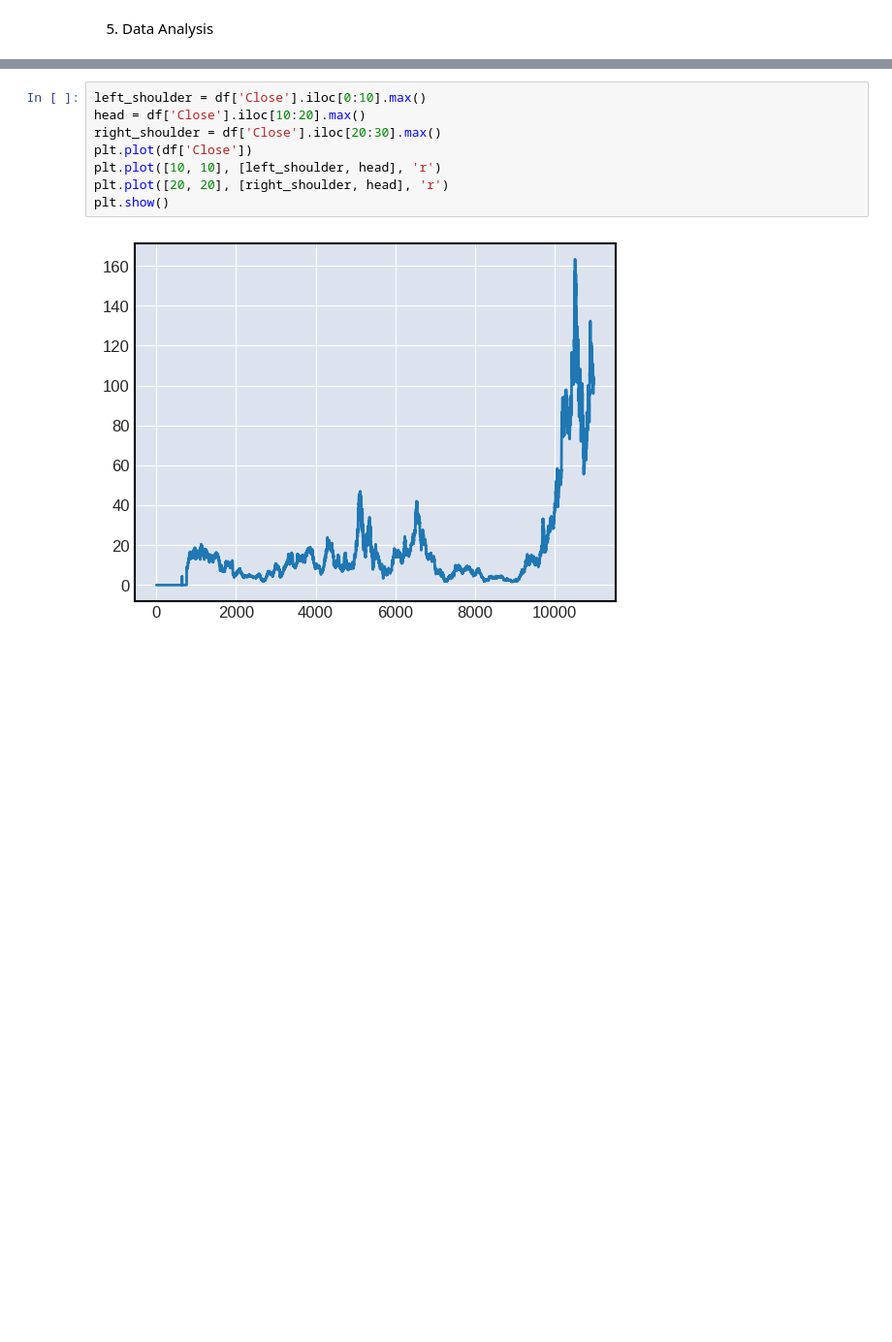
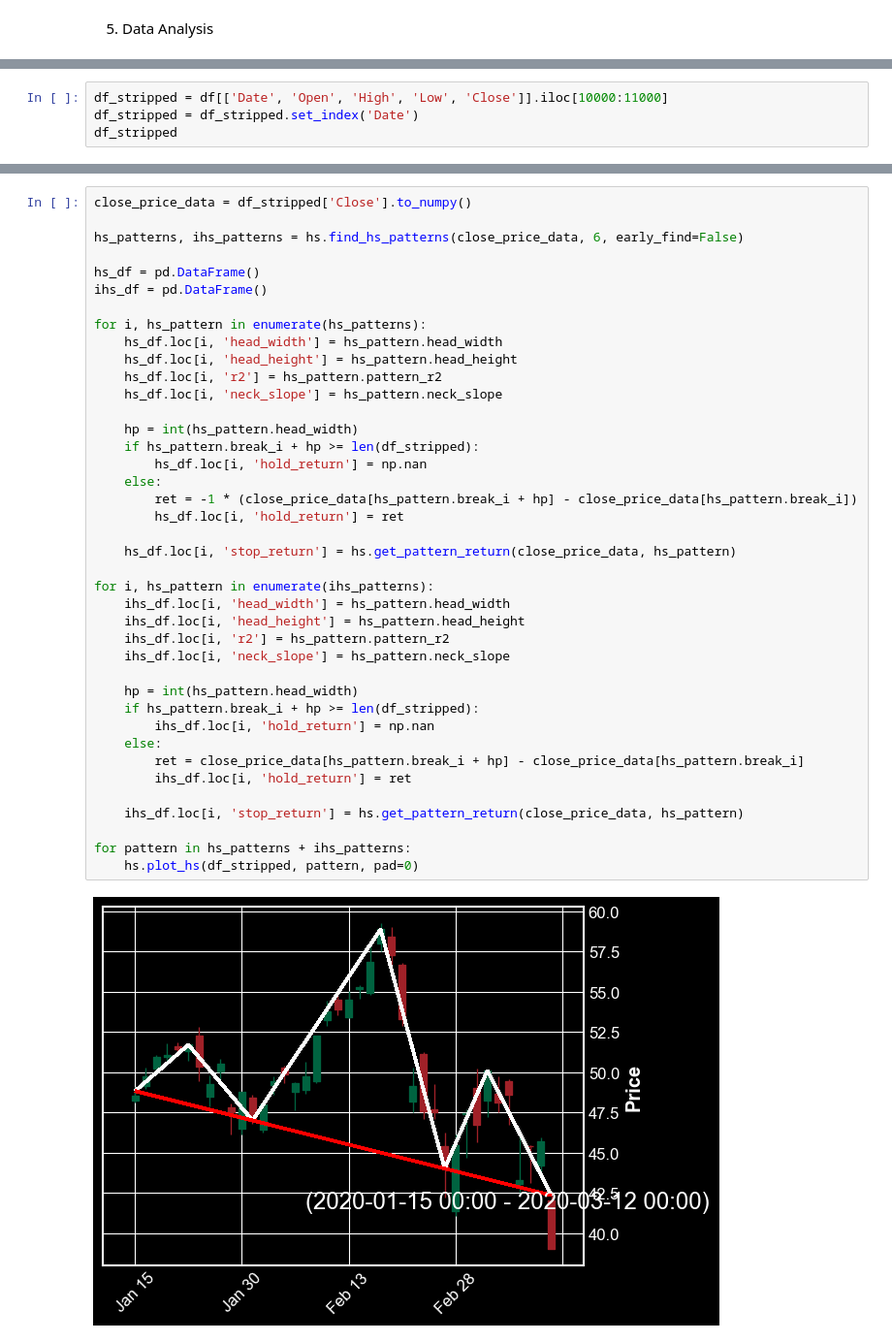
Before and after one commit to volodymyrkir/exploratory_data_analysis, a Jupyter notebook: tasks/task_1.ipynb, the cells around one changed output, grey strips where cells are left out. Shown at 97% size. Cells and saved outputs as stored; diff of their text form; blank space fills up the shorter version.

Commit message:
Added trading data pattern recognition (head and shoulders, flag)

```diff
--- a/tasks/task_1.ipynb
+++ b/tasks/task_1.ipynb
@@ -204,0 +208,4 @@ print(df)
+# %%
+df_stripped = df[['Date', 'Open', 'High', 'Low', 'Close']].iloc[10000:11000]
+df_stripped = df_stripped.set_index('Date')
+df_stripped
@@ -205,10 +227,42 @@ print(df)
 # %%
-left_shoulder = df['Close'].iloc[0:10].max()
-head = df['Close'].iloc[10:20].max()
-right_shoulder = df['Close'].iloc[20:30].max()
-plt.plot(df['Close'])
-plt.plot([10, 10], [left_shoulder, head], 'r')
-plt.plot([20, 20], [right_shoulder, head], 'r')
-plt.show()
+close_price_data = df_stripped['Close'].to_numpy()
+
+hs_patterns, ihs_patterns = hs.find_hs_patterns(close_price_data, 6, early_find=False)
+
+hs_df = pd.DataFrame()
+ihs_df = pd.DataFrame()
+
+for i, hs_pattern in enumerate(hs_patterns):
+    hs_df.loc[i, 'head_width'] = hs_pattern.head_width
+    hs_df.loc[i, 'head_height'] = hs_pattern.head_height
+    hs_df.loc[i, 'r2'] = hs_pattern.pattern_r2
+    hs_df.loc[i, 'neck_slope'] = hs_pattern.neck_slope
+
+    hp = int(hs_pattern.head_width)
+    if hs_pattern.break_i + hp >= len(df_stripped):
+        hs_df.loc[i, 'hold_return'] = np.nan
+    else:
+        ret = -1 * (close_price_data[hs_pattern.break_i + hp] - close_price_data[hs_pattern.break_i])
+        hs_df.loc[i, 'hold_return'] = ret
+
+    hs_df.loc[i, 'stop_return'] = hs.get_pattern_return(close_price_data, hs_pattern)
+
+for i, hs_pattern in enumerate(ihs_patterns):
+    ihs_df.loc[i, 'head_width'] = hs_pattern.head_width
+    ihs_df.loc[i, 'head_height'] = hs_pattern.head_height
+    ihs_df.loc[i, 'r2'] = hs_pattern.pattern_r2
+    ihs_df.loc[i, 'neck_slope'] = hs_pattern.neck_slope
+
+    hp = int(hs_pattern.head_width)
+    if hs_pattern.break_i + hp >= len(df_stripped):
+        ihs_df.loc[i, 'hold_return'] = np.nan
+    else:
+        ret = close_price_data[hs_pattern.break_i + hp] - close_price_data[hs_pattern.break_i]
+        ihs_df.loc[i, 'hold_return'] = ret
+
+    ihs_df.loc[i, 'stop_return'] = hs.get_pattern_return(close_price_data, hs_pattern)
+
+for pattern in hs_patterns + ihs_patterns:
+    hs.plot_hs(df_stripped, pattern, pad=0)
 # %% [output]
-[figure, old version]
+[figure, new version]
```
Also changed, not shown: parts of 13 cells of this notebook, 6 other files.
